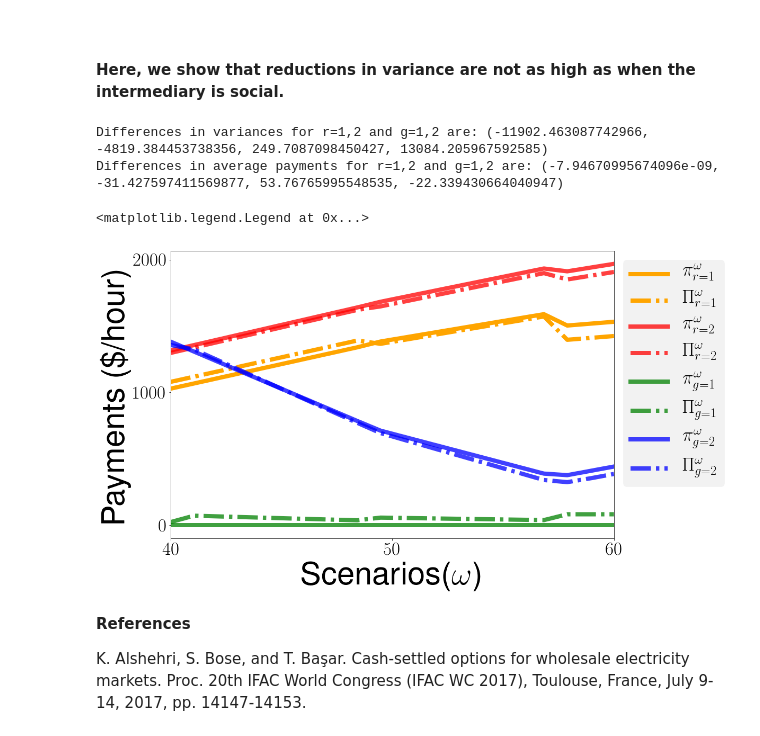
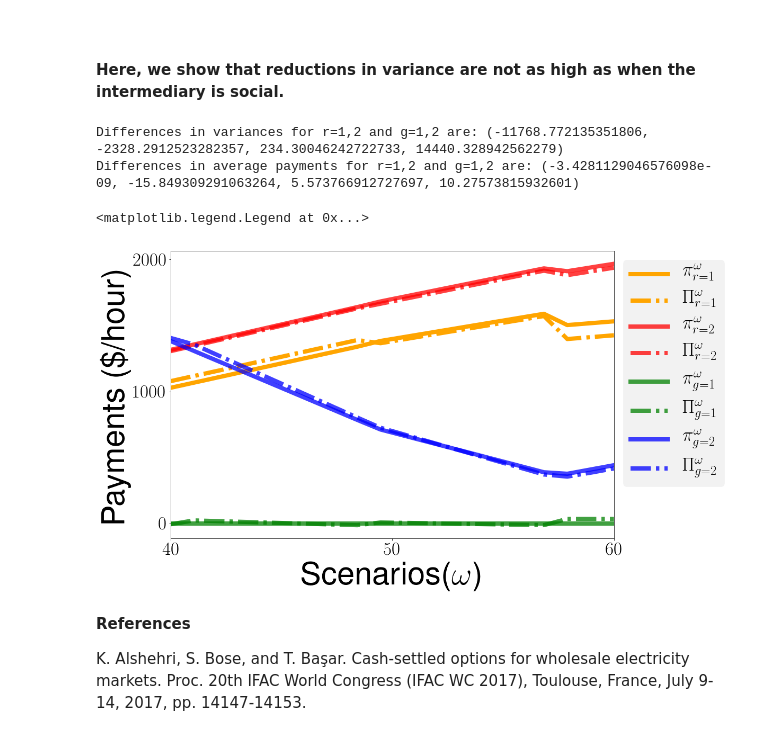
Before and after one commit to kalsheh2/CentralizedOptions, a Jupyter notebook: Final_Central_Clearing_Tool_Revised.ipynb, the cells around one changed output. Saved outputs shown, nothing was run; the diff lists cells and outputs as text; code cells hidden in the pictures.

```diff
--- a/Final_Central_Clearing_Tool_Revised.ipynb
+++ b/Final_Central_Clearing_Tool_Revised.ipynb
@@ -1453,7 +1453,7 @@ x0[3*R+3*G:3*R+(3+N)*G]=np.linspace(0,d,num=40)
 
 
 bds=((a,b),(a,b),(c,d),(c,d),(a,b),(a,b),
-     (a,b),(a,b),(c,d),(c,d),(a,b),(a,b),
+     (a,b),(a,b),(c,d/2),(c,d),(a,b),(a,b),
      (0,d),(0,d),(0,d),(0,d),(0,d),(0,d),(0,d),(0,d),(0,d),(0,d),
     (0,d),(0,d),(0,d),(0,d),(0,d),(0,d),(0,d),(0,d),(0,d),(0,d),
     (0,d),(0,d),(0,d),(0,d),(0,d),(0,d),(0,d),(0,d),(0,d),(0,d),
@@ -1513,36 +1513,36 @@ for r in range(R):
         plt.plot(w[:],pr[r,:],'b',color='red',label='$\pi_{r=%s}^\omega$ '%(r+1),linewidth=8,alpha=0.75)
         plt.plot(w[:],Pr[r,:],'-.',color='red',label='$\Pi_{r=%s}^\omega$ '%(r+1),linewidth=8,alpha=0.75)
 
 
 for g in range(G):
     if(g==0):
         plt.plot(w[:],pg[g,:],'b',color='g',label='$\pi_{g=%s}^\omega$ '%(g+1),linewidth=8,alpha=0.75)
         plt.plot(w[:],Pg[g,:],'-.',color='g',label='$\Pi_{g=%s}^\omega$ '%(g+1),linewidth=8,alpha=0.75)
     else:
         plt.plot(w[:],pg[g,:],'b',color='blue',label='$\pi_{g=%s}^\omega$ '%(g+1),linewidth=8,alpha=0.75)
         plt.plot(w[:],Pg[g,:],'-.',color='b',label='$\Pi_{g=%s}^\omega$ '%(g+1),linewidth=8,alpha=0.75)
 
 # plt.plot(w[:],M_Surplus[:],color='C%s'%(R+G),label='Merchandising Surplus')
 # print('Average MS = ',np.mean(M_Surplus))
 
 print('Differences in average payments for r=1,2 and g=1,2 are:',(np.mean(Pr[0])-np.mean(pr[0]),np.mean(Pr[1])-np.mean(pr[1])
       ,np.mean(Pg[0])-np.mean(pg[0]),np.mean(Pg[1])-np.mean(pg[1])))
 
 plt.grid(False)
 plt.ylabel('Payments (\$/hour)',fontsize=60)
 plt.xlabel('Scenarios($\omega$)',fontsize=60)
 plt.xlim(np.min(w), np.max(w))
 plt.ylim(np.min([Pr,Pg,pr,pg])-100, np.max([Pr,Pg,pr,pg])+100)
 plt.locator_params(axis='y', nbins =3)
 plt.locator_params(axis='x', nbins =3)
 plt.legend(fontsize=35,loc='best', bbox_to_anchor=(1,1),ncol=1, fancybox=True, shadow=False,facecolor='grey',framealpha=0.1)
 
 # plt.savefig('IEEE14_Bus_Profit_Maker.pdf',bbox_inches='tight')
 # %% [output]
-Differences in variances for r=1,2 and g=1,2 are: (-11902.463087742966, -4819.384453738356, 249.7087098450427, 13084.205967592585)
-Differences in average payments for r=1,2 and g=1,2 are: (-7.94670995674096e-09, -31.427597411569877, 53.76765995548535, -22.339430664040947)
+Differences in variances for r=1,2 and g=1,2 are: (-11768.772135351806, -2328.2912523282357, 234.30046242722733, 14440.328942562279)
+Differences in average payments for r=1,2 and g=1,2 are: (-3.4281129046576098e-09, -15.849309291063264, 5.573766912727697, 10.27573815932601)
 <matplotlib.legend.Legend at 0x...>
-[figure, old version]
+[figure, new version]
 # %% [markdown]
 __References__
 
```
Also changed, not shown: parts of 2 cells of this notebook.
